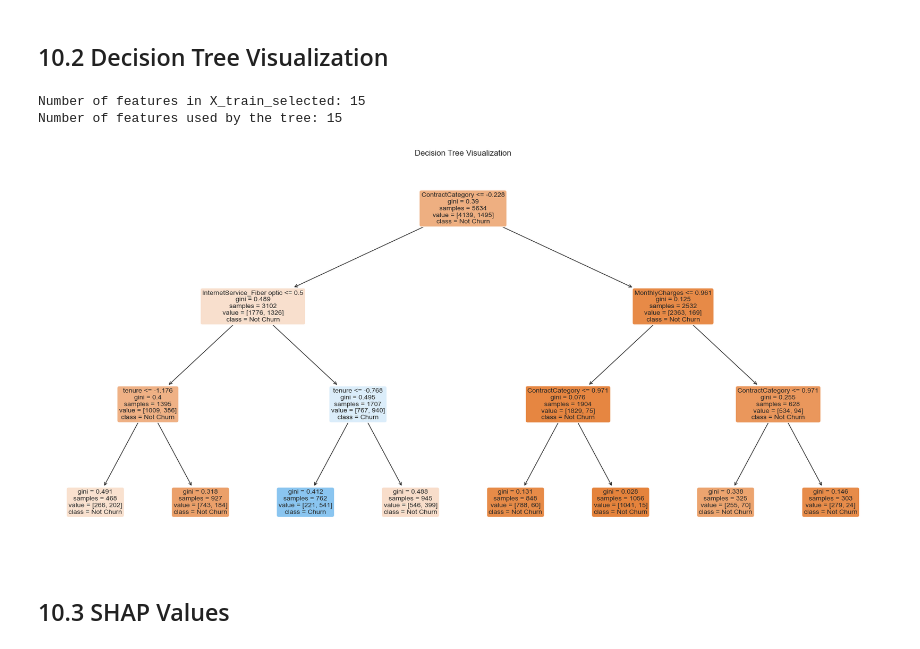
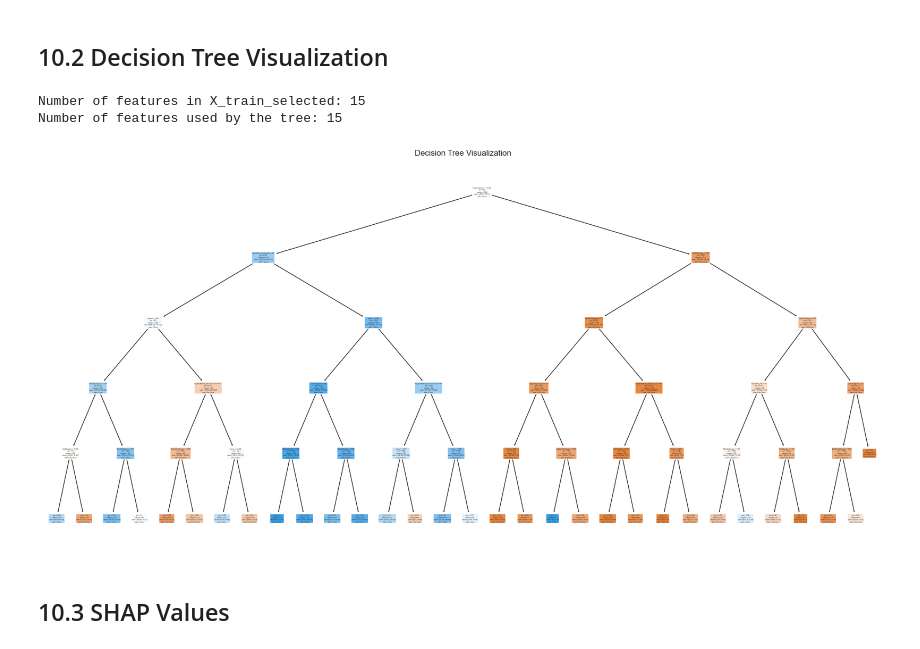
Before and after one commit to itxtx/customer_churn_prediction, a Jupyter notebook: customer_churn_analysis.ipynb, the cells around one changed output. Drawn from its saved outputs; the diff is of its cells as text; code cells hidden in the pictures.

Commit message:
add database and model pipeline

```diff
--- a/customer_churn_analysis.ipynb
+++ b/customer_churn_analysis.ipynb
@@ -457,13 +554,13 @@ from sklearn.ensemble import RandomForestClassifier
 from sklearn.metrics import classification_report
 
 # Use 'balanced' for automatic weight calculation based on class frequencies
-rf_balanced = RandomForestClassifier(random_state=42, class_weight='balanced')
-rf_balanced.fit(X_train_selected, y_train)
+rf_balanced = RandomForestClassifier(random_state=42)
+rf_balanced.fit(X_train_smote, y_train_smote)
 
 # Predict and evaluate
-y_pred_balanced = rf_balanced.predict(X_test_selected)
+y_pred_balanced = rf_balanced.predict(X_test_smote)
 print("Classification report with balanced class weights:")
-print(classification_report(y_test, y_pred_balanced))
+print(classification_report(y_test_smote, y_pred_balanced))
 # %% [output]
 Classification report with balanced class weights:
               precision    recall  f1-score   support
@@ -477,3 +574,17 @@ weighted avg       0.77      0.78      0.77      1409
 # %% [markdown]
 # 9. Model Training and Evaluation
 Let's implement and evaluate several models:
+# %%
+#baseline model
+#basic logistic regression
+from sklearn.linear_model import LogisticRegression
+# Create and train logistic regression model
+lr_model = LogisticRegression(random_state=42)
+lr_model.fit(X_train, y_train)
+
+# Make predictions
+y_pred_lr = lr_model.predict(X_test)
+
+# Print classification report
+print("Logistic Regression Classification Report:")
+print(classification_report(y_test, y_pred_lr))
@@ -482,6 +603,7 @@ from sklearn.linear_model import LogisticRegression
 from sklearn.ensemble import RandomForestClassifier, GradientBoostingClassifier
 from sklearn.metrics import accuracy_score, precision_score, recall_score, f1_score, roc_auc_score
 from sklearn.metrics import confusion_matrix, classification_report, roc_curve, precision_recall_curve
+from sklearn.tree import DecisionTreeClassifier, plot_tree
 import time
 
 # Function to evaluate models
@@ -530,7 +652,9 @@ def evaluate_model(model, X_train, X_test, y_train, y_test, model_name):
 models = {
     'Logistic Regression': LogisticRegression(random_state=42, max_iter=1000, class_weight='balanced'),
     'Random Forest': RandomForestClassifier(random_state=42, class_weight='balanced'),
-    'Gradient Boosting': GradientBoostingClassifier(random_state=42)
+    'Gradient Boosting': GradientBoostingClassifier(random_state=42),
+    'Decision Tree': DecisionTreeClassifier(random_state=42, class_weight='balanced', max_depth=5),
+   # 'XGBoost': XGBClassifier(random_state=42, use_label_encoder=False, eval_metric='logloss')
 }
 
 # Evaluate all models
@@ -540,11 +664,6 @@ for name, model in models.items():
 
     # Print results
     print(f"\n{name} Results:")
-    print(f"Accuracy: {results[name]['accuracy']:.4f}")
-    print(f"Precision: {results[name]['precision']:.4f}")
-    print(f"Recall: {results[name]['recall']:.4f}")
-    print(f"F1-Score: {results[name]['f1_score']:.4f}")
-    print(f"ROC-AUC: {results[name]['roc_auc']:.4f}")
     print(f"Training Time: {results[name]['train_time']:.2f} seconds")
     print("\nConfusion Matrix:")
     print(results[name]['confusion_matrix'])
@@ -636,29 +785,29 @@ plt.show()
 # %% [markdown]
 ## 10.2 Decision Tree Visualization
 # %%
-from sklearn.tree import DecisionTreeClassifier, plot_tree
+from sklearn.tree import plot_tree
 
 # Train a simple decision tree for visualization
-dt = DecisionTreeClassifier(max_depth=3, random_state=42)
+dt = results['Decision Tree']['model']
 dt.fit(X_train_selected, y_train)
 
 # Check feature counts to debug the issue
 print(f"Number of features in X_train_selected: {X_train_selected.shape[1]}")
 print(f"Number of features used by the tree: {dt.n_features_in_}")
 
 # Option 1: Convert column names to list (sometimes fixes index issues)
 feature_names = list(X_train_selected.columns)
 
 # Plot the tree
 plt.figure(figsize=(20, 10))
 plot_tree(dt, filled=True, feature_names=feature_names,
           class_names=['Not Churn', 'Churn'], rounded=True)
 plt.title('Decision Tree Visualization')
 plt.show()
 # %% [output]
 Number of features in X_train_selected: 15
 Number of features used by the tree: 15
-[figure, old version]
+[figure, new version]
 # %% [markdown]
 ## 10.3 SHAP Values
 # %%
```
Also changed, not shown: parts of 13 cells of this notebook, 3 other files.
